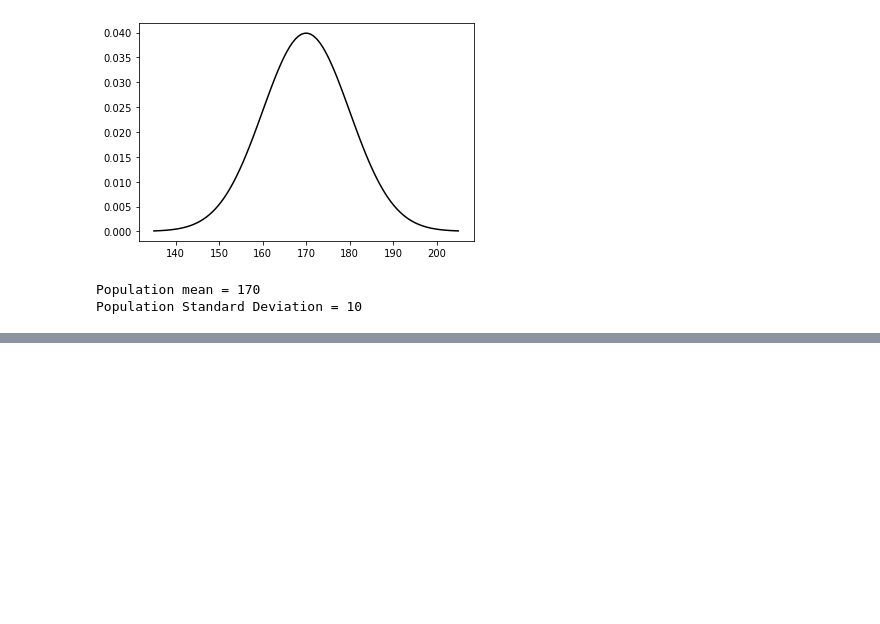
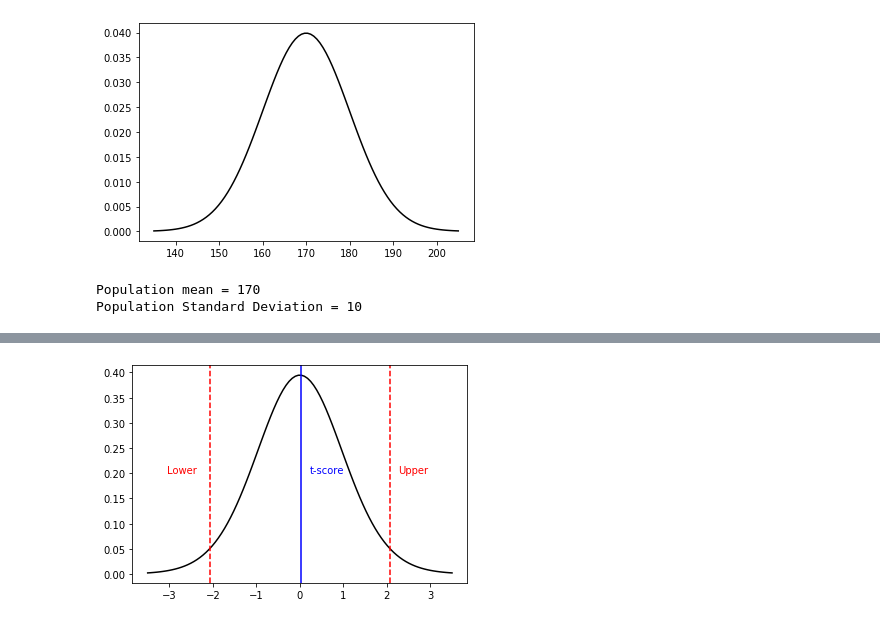
Before and after one commit to yotaKawashima/Statistics, a Jupyter notebook: Test_of_Significance.ipynb, the cells around one changed output, grey strips where cells are left out. Saved outputs shown, nothing was run; the diff lists cells and outputs as text; code cells hidden in the pictures; blank space fills up the shorter version.

```diff
--- a/Test_of_Significance.ipynb
+++ b/Test_of_Significance.ipynb
@@ -100,0 +193,23 @@ plt.axvline(stats.norm.pdf(1-0.05/2, 0, 1))
+# %%
+# A degree of freedom
+DF = Sn - 1
+# Plot t distribution
+x = np.linspace(0 - 3.5*1, 0 + 3.5*1, 100)
+plt.plot(x, stats.t.pdf(x, DF), color='k')
+
+# Plot t-score
+plt.axvline(t, color = 'b')
+plt.text(t + 0.2, 0.2, 't-score', color = 'b')
+
+# Plot 0.05% point
+percent_a = 0.05
+upper_bond = 1 - percent_a/2
+lower_bond = percent_a/2
+plt.axvline(stats.t.ppf(upper_bond, DF), color = 'r', linestyle = '--')
+plt.axvline(stats.t.ppf(lower_bond, DF), color = 'r', linestyle = '--')
+plt.text(stats.t.ppf(upper_bond, DF) + 0.2, 0.2, 'Upper', color='r')
+plt.text(stats.t.ppf(lower_bond, DF) - 1, 0.2, 'Lower', color='r')
+
+plt.show()
+# %% [output]
+[figure, added]
```
Also changed, not shown: parts of 25 cells of this notebook.
